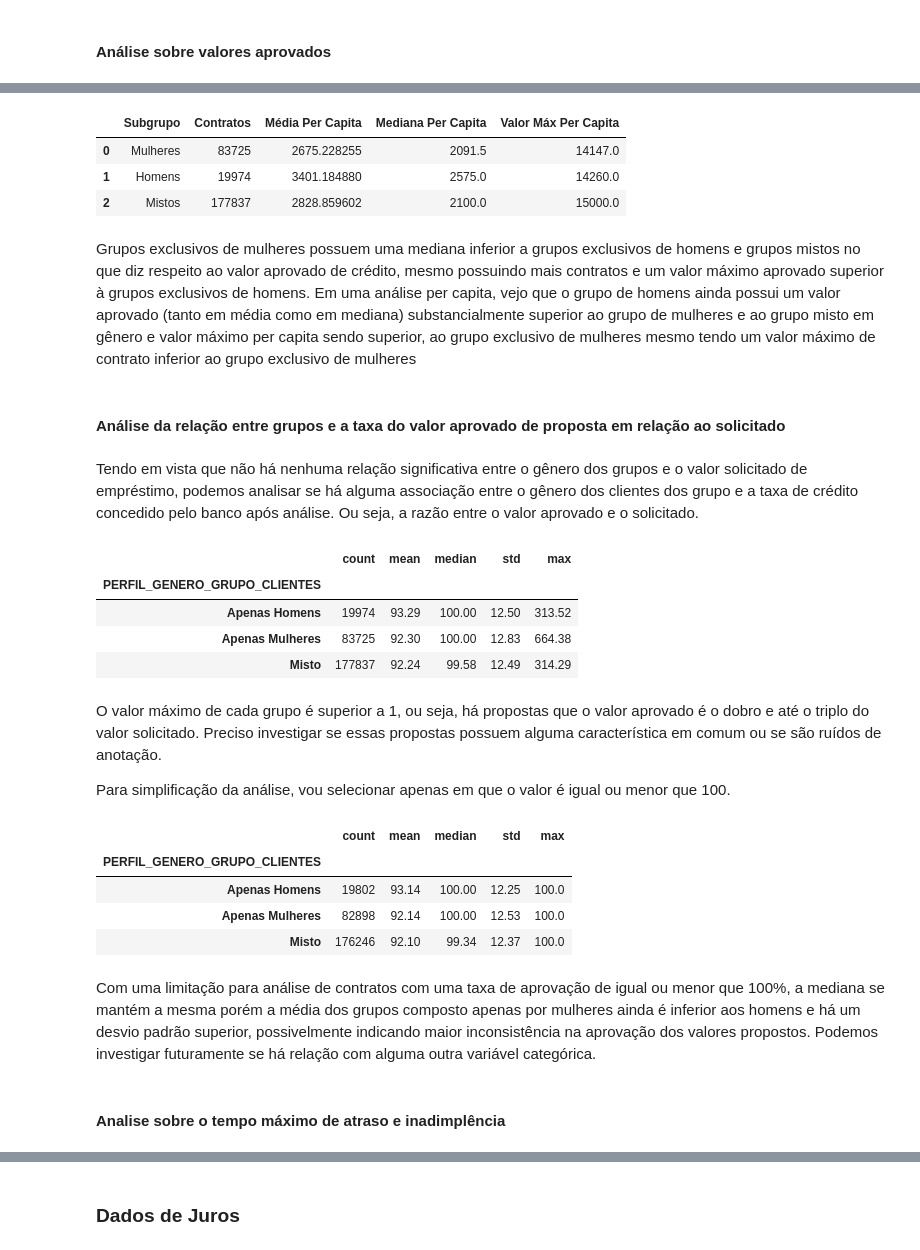
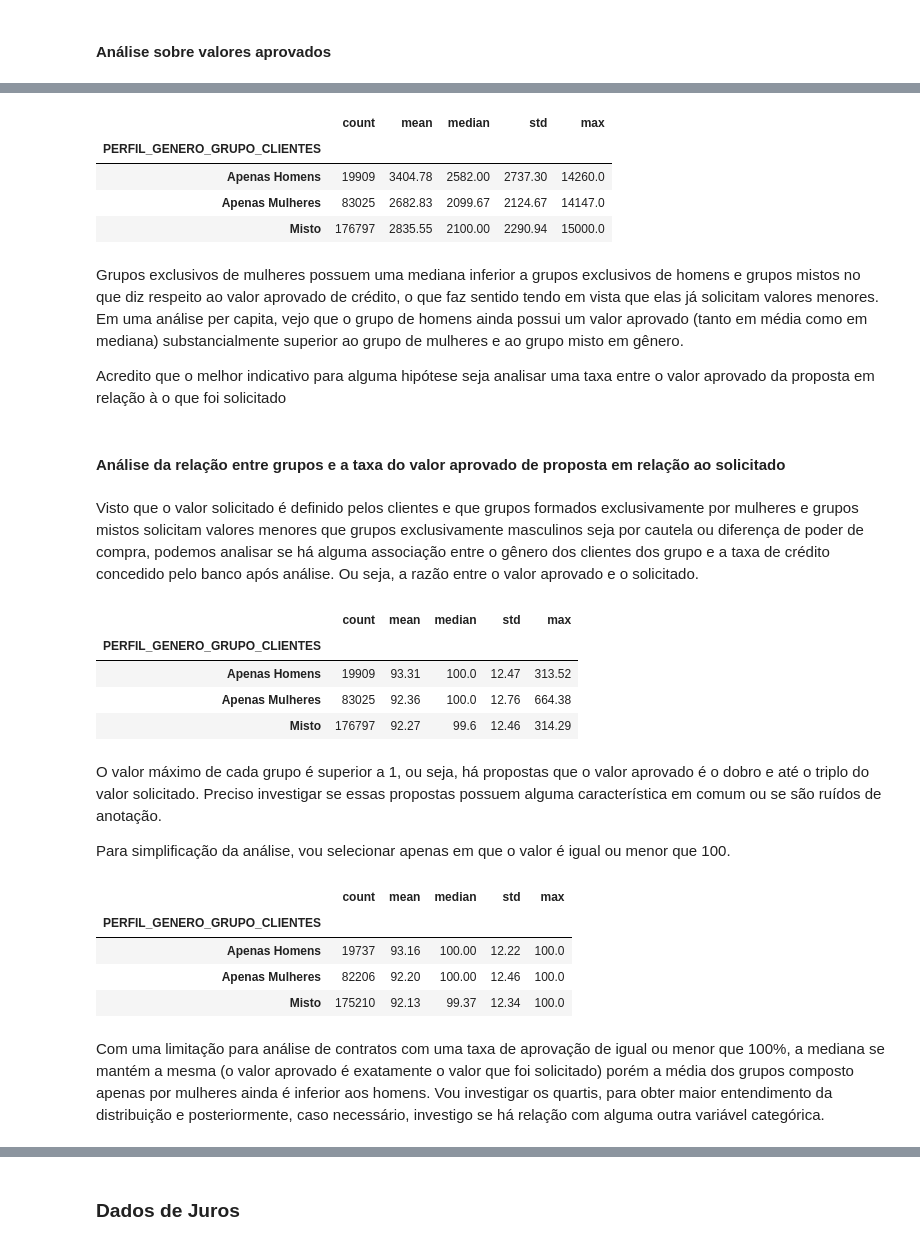
Before and after one commit to pedrofernandss/ai-fairness-credit, a Jupyter notebook: notebooks/04_exploracao_multivariada_genero.ipynb, the cells around one changed output, grey strips where cells are left out. Drawn from its saved outputs; the diff is of its cells as text; code cells hidden in the pictures.

```diff
--- a/notebooks/04_exploracao_multivariada_genero.ipynb
+++ b/notebooks/04_exploracao_multivariada_genero.ipynb
@@ -150 +148,3 @@ Posso como próximos passos verificar se essa diferença possui alguma relação
+# %%
+df["VR_SOL_PRP_PER_CAPITA"] = df["VR_SOL_PRP"] / df["QT_CLI"]
 # %%
@@ -198,29 +176,19 @@ df_valores_proposto_por_grupo
+# %%
+df_copy["VR_APR_PER_CAPITA"] = df_copy["VR_APR_PRP"] / df_copy["QT_CLI"]
 # %%
-estatistica_per_capita = []
-
-for nome, sub_df in subsets.items():
-    sub_df["VR_APR_PER_CAPITA"] = sub_df["VR_APR_PRP"] / sub_df["QT_CLI"]
-
-    estatistica_per_capita.append(
-        {
-            "Subgrupo": nome,
-            "Contratos": len(sub_df["VR_APR_PER_CAPITA"]),
-            "Média Per Capita": sub_df["VR_APR_PER_CAPITA"].mean(),
-            "Mediana Per Capita": sub_df["VR_APR_PER_CAPITA"].median(),
-            "Valor Máx Per Capita": sub_df["VR_APR_PER_CAPITA"].max(),
-        }
-    )
-
-df_estat_per_capita = pd.DataFrame(estatistica_per_capita)
-df_estat_per_capita
+descr_aprovacao_per_capita = (df_copy.groupby('PERFIL_GENERO_GRUPO_CLIENTES')['VR_APR_PER_CAPITA'].agg(['count', 'mean', 'median', 'std', 'max']).round(2))
+descr_aprovacao_per_capita
 # %% [output]
-|  | Subgrupo | Contratos | Média Per Capita | Mediana Per Capita | Valor Máx Per Capita |
-| 0 | Mulheres | 83725 | 2675.228255 | 2091.5 | 14147.0 |
-| 1 | Homens | 19974 | 3401.184880 | 2575.0 | 14260.0 |
-| 2 | Mistos | 177837 | 2828.859602 | 2100.0 | 15000.0 |
+|  | count | mean | median | std | max |
+| PERFIL_GENERO_GRUPO_CLIENTES |  |  |  |  |  |
+| Apenas Homens | 19909 | 3404.78 | 2582.00 | 2737.30 | 14260.0 |
+| Apenas Mulheres | 83025 | 2682.83 | 2099.67 | 2124.67 | 14147.0 |
+| Misto | 176797 | 2835.55 | 2100.00 | 2290.94 | 15000.0 |
 # %% [markdown]
-Grupos exclusivos de mulheres possuem uma mediana inferior a grupos exclusivos de homens e grupos mistos no que diz respeito ao valor aprovado de crédito, mesmo possuindo mais contratos e um valor máximo aprovado superior à grupos exclusivos de homens. Em uma análise per capita, vejo que o grupo de homens ainda possui um valor aprovado (tanto em média como em mediana) substancialmente superior ao grupo de mulheres e ao grupo misto em gênero e valor máximo per capita sendo superior, ao grupo exclusivo de mulheres mesmo tendo um valor máximo de contrato inferior ao grupo exclusivo de mulheres
+Grupos exclusivos de mulheres possuem uma mediana inferior a grupos exclusivos de homens e grupos mistos no que diz respeito ao valor aprovado de crédito, o que faz sentido tendo em vista que elas já solicitam valores menores. Em uma análise per capita, vejo que o grupo de homens ainda possui um valor aprovado (tanto em média como em mediana) substancialmente superior ao grupo de mulheres e ao grupo misto em gênero.
+
+Acredito que o melhor indicativo para alguma hipótese seja analisar uma taxa entre o valor aprovado da proposta em relação à o que foi solicitado
 # %% [markdown]
 #### Análise da relação entre grupos e a taxa do valor aprovado de proposta em relação ao solicitado
 # %% [markdown]
-Tendo em vista que não há nenhuma relação significativa entre o gênero dos grupos e o valor solicitado de empréstimo, podemos analisar se há alguma associação entre o gênero dos clientes dos grupo e a taxa de crédito concedido pelo banco após análise. Ou seja, a razão entre o valor aprovado e o solicitado.
+Visto que o valor solicitado é definido pelos clientes e que grupos formados exclusivamente por mulheres e grupos mistos solicitam valores menores que grupos exclusivamente masculinos seja por cautela ou diferença de poder de compra, podemos analisar se há alguma associação entre o gênero dos clientes dos grupo e a taxa de crédito concedido pelo banco após análise. Ou seja, a razão entre o valor aprovado e o solicitado.
@@ -230,19 +196,14 @@ df_copy = df.copy()
 # Porcentagem do valor aprovado em relação ao valor solicitado
 df_copy['PRT_VLR_APR_SOL'] = (df_copy['VR_APR_PRP']/df_copy['VR_SOL_PRP']) * 100
 # %%
-resumo_aprovacao = (
-    df_copy.groupby('PERFIL_GENERO_GRUPO_CLIENTES')['PRT_VLR_APR_SOL']
-    .agg(['count', 'mean', 'median', 'std', 'max'])
-    .round(2)
-)
-
+resumo_aprovacao = (df_copy.groupby('PERFIL_GENERO_GRUPO_CLIENTES')['PRT_VLR_APR_SOL'].agg(['count', 'mean', 'median', 'std', 'max']).round(2))
 resumo_aprovacao
 # %% [output]
 |  | count | mean | median | std | max |
 | PERFIL_GENERO_GRUPO_CLIENTES |  |  |  |  |  |
-| Apenas Homens | 19974 | 93.29 | 100.00 | 12.50 | 313.52 |
-| Apenas Mulheres | 83725 | 92.30 | 100.00 | 12.83 | 664.38 |
-| Misto | 177837 | 92.24 | 99.58 | 12.49 | 314.29 |
+| Apenas Homens | 19909 | 93.31 | 100.0 | 12.47 | 313.52 |
+| Apenas Mulheres | 83025 | 92.36 | 100.0 | 12.76 | 664.38 |
+| Misto | 176797 | 92.27 | 99.6 | 12.46 | 314.29 |
 # %% [markdown]
 O valor máximo de cada grupo é superior a 1, ou seja, há propostas que o valor aprovado é o dobro e até o triplo do valor solicitado. Preciso investigar se essas propostas possuem alguma característica em comum ou se são ruídos de anotação.
 
@@ -250,20 +211,13 @@ Para simplificação da análise, vou selecionar apenas em que o valor é igual
 # %%
 df_taxa_aprovacao_limitada = df_copy[df_copy['PRT_VLR_APR_SOL'] <= 100]
 
-resumo_aprovacao = (
-    df_taxa_aprovacao_limitada.groupby('PERFIL_GENERO_GRUPO_CLIENTES')['PRT_VLR_APR_SOL']
-    .agg(['count', 'mean', 'median', 'std', 'max'])
-    .round(2)
-)
-
+resumo_aprovacao = (df_taxa_aprovacao_limitada.groupby('PERFIL_GENERO_GRUPO_CLIENTES')['PRT_VLR_APR_SOL'].agg(['count', 'mean', 'median', 'std', 'max']).round(2))
 resumo_aprovacao
 # %% [output]
 |  | count | mean | median | std | max |
 | PERFIL_GENERO_GRUPO_CLIENTES |  |  |  |  |  |
-| Apenas Homens | 19802 | 93.14 | 100.00 | 12.25 | 100.0 |
-| Apenas Mulheres | 82898 | 92.14 | 100.00 | 12.53 | 100.0 |
-| Misto | 176246 | 92.10 | 99.34 | 12.37 | 100.0 |
+| Apenas Homens | 19737 | 93.16 | 100.00 | 12.22 | 100.0 |
+| Apenas Mulheres | 82206 | 92.20 | 100.00 | 12.46 | 100.0 |
+| Misto | 175210 | 92.13 | 99.37 | 12.34 | 100.0 |
 # %% [markdown]
-Com uma limitação para análise de contratos com uma taxa de aprovação de igual ou menor que 100%, a mediana se mantém a mesma porém a média dos grupos composto apenas por mulheres ainda é inferior aos homens e há um desvio padrão superior, possivelmente indicando maior inconsistência na aprovação dos valores propostos. Podemos investigar futuramente se há relação com alguma outra variável categórica.
+Com uma limitação para análise de contratos com uma taxa de aprovação de igual ou menor que 100%, a mediana se mantém a mesma (o valor aprovado é exatamente o valor que foi solicitado) porém a média dos grupos composto apenas por mulheres ainda é inferior aos homens. Vou investigar os quartis, para obter maior entendimento da distribuição e posteriormente, caso necessário, investigo se há relação com alguma outra variável categórica.
-# %% [markdown]
-#### Analise sobre o tempo máximo de atraso e inadimplência
```
Also changed, not shown: parts of 46 cells of this notebook.
